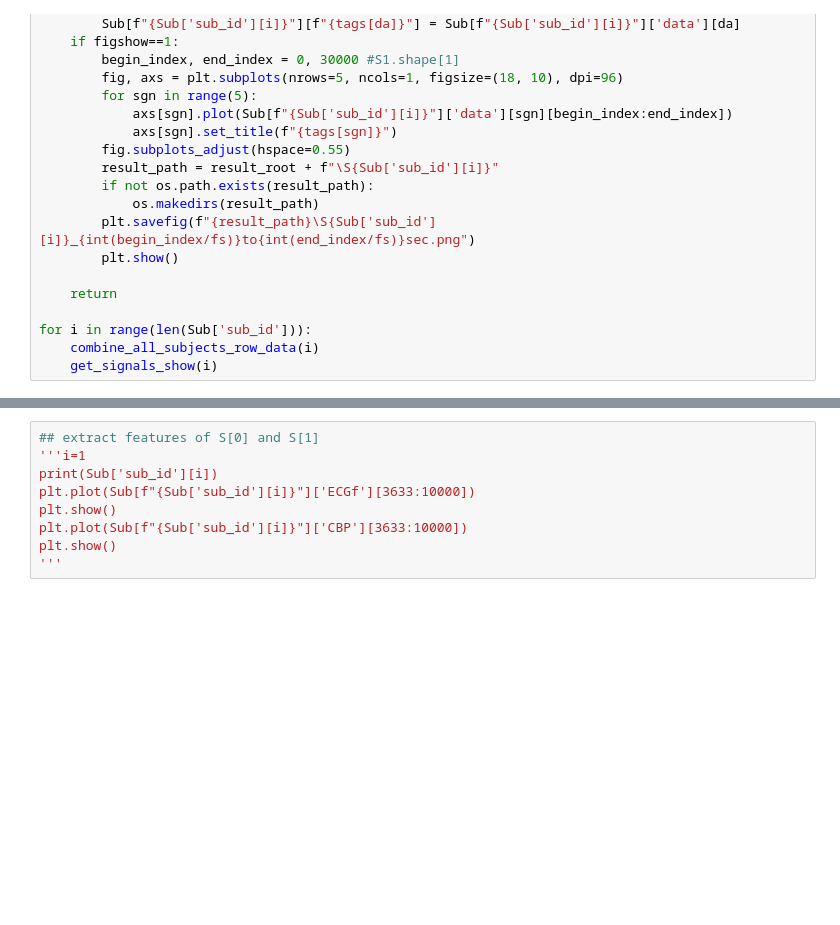
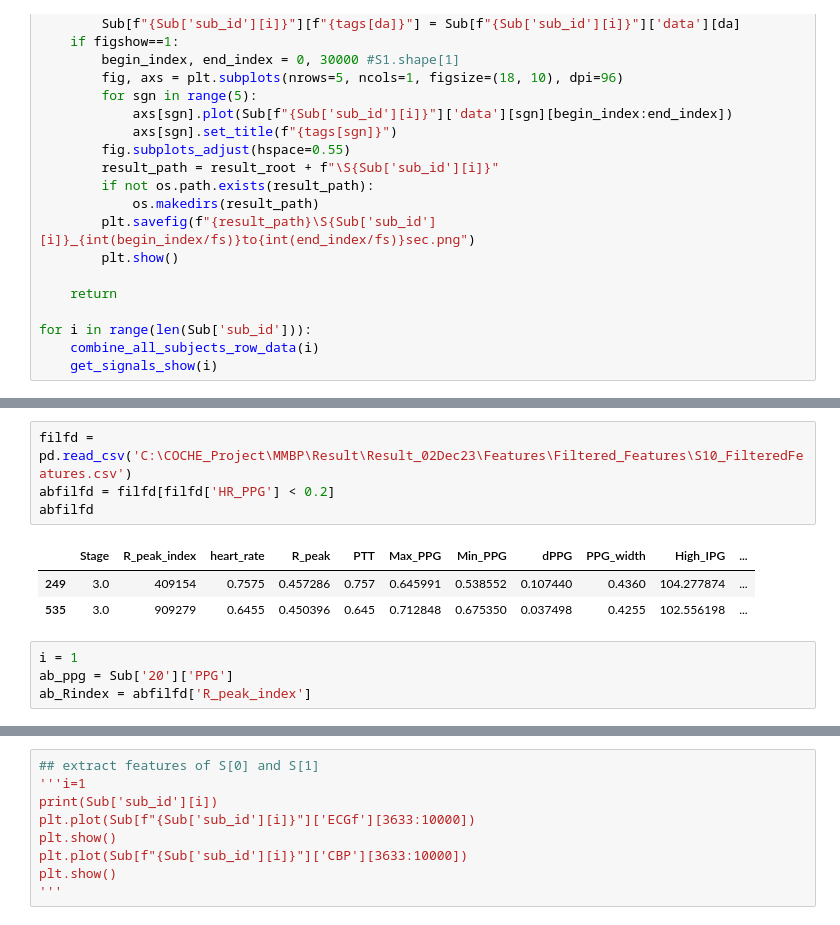
Before and after one commit to YanweiJIN/COCHEHK, a Jupyter notebook: MMBP/mmbp_02Dec23.ipynb, the cells around one changed output, grey strips where cells are left out. Cells and saved outputs as stored; diff of their text form; blank space fills up the shorter version.

Commit message:
find PPG peak

```diff
--- a/MMBP/mmbp_02Dec23.ipynb
+++ b/MMBP/mmbp_02Dec23.ipynb
@@ -460,0 +421,12 @@ feature.shift(1)
+# %%
+filfd = pd.read_csv('C:\COCHE_Project\MMBP\Result\Result_02Dec23\Features\Filtered_Features\S10_FilteredFeatures.csv')
+abfilfd = filfd[filfd['HR_PPG'] < 0.2]
+abfilfd
+# %% [output]
+|  | Stage | R_peak_index | heart_rate | R_peak | PTT | Max_PPG | Min_PPG | dPPG | PPG_width | High_IPG | ... |
+| 249 | 3.0 | 409154 | 0.7575 | 0.457286 | 0.757 | 0.645991 | 0.538552 | 0.107440 | 0.4360 | 104.277874 | ... |
+| 535 | 3.0 | 909279 | 0.6455 | 0.450396 | 0.645 | 0.712848 | 0.675350 | 0.037498 | 0.4255 | 102.556198 | ... |
+# %%
+i = 1
+ab_ppg = Sub['20']['PPG']
+ab_Rindex = abfilfd['R_peak_index']
```
Also changed, not shown: parts of 6 cells of this notebook.
